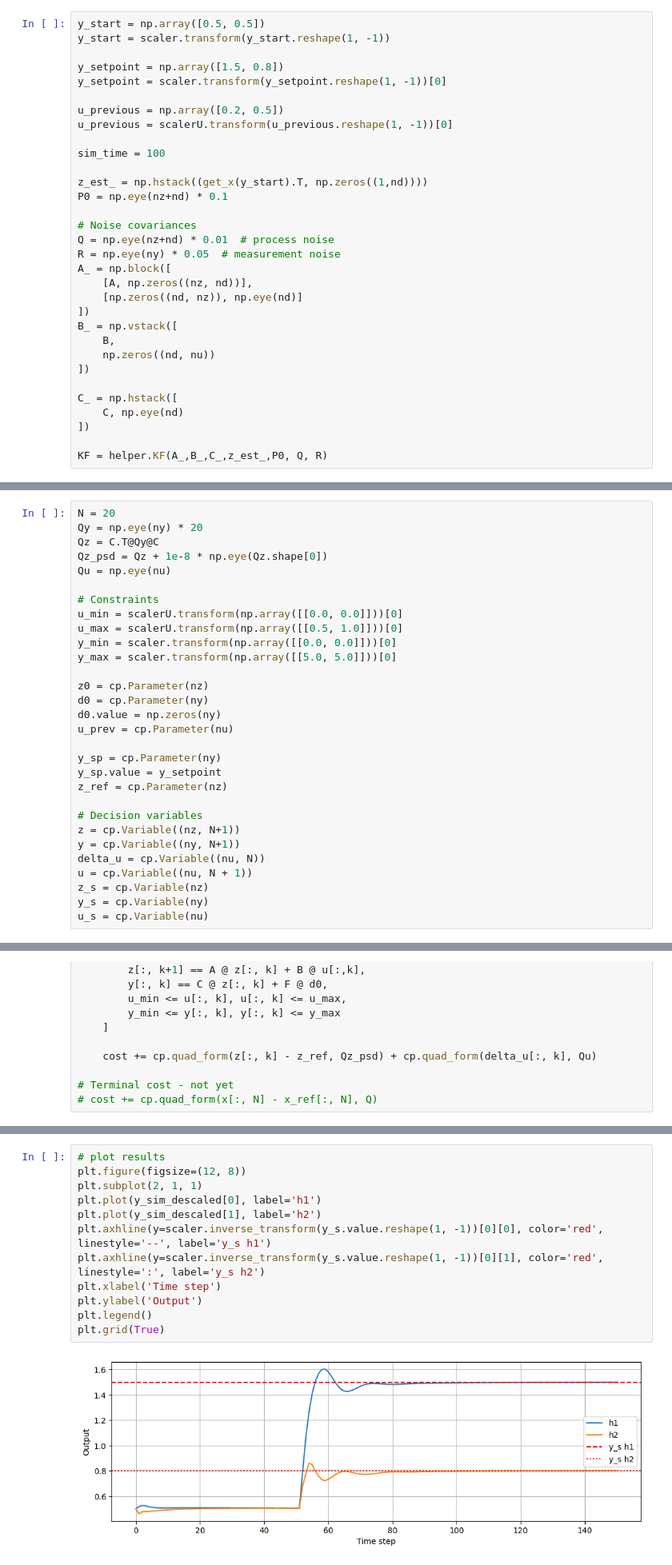
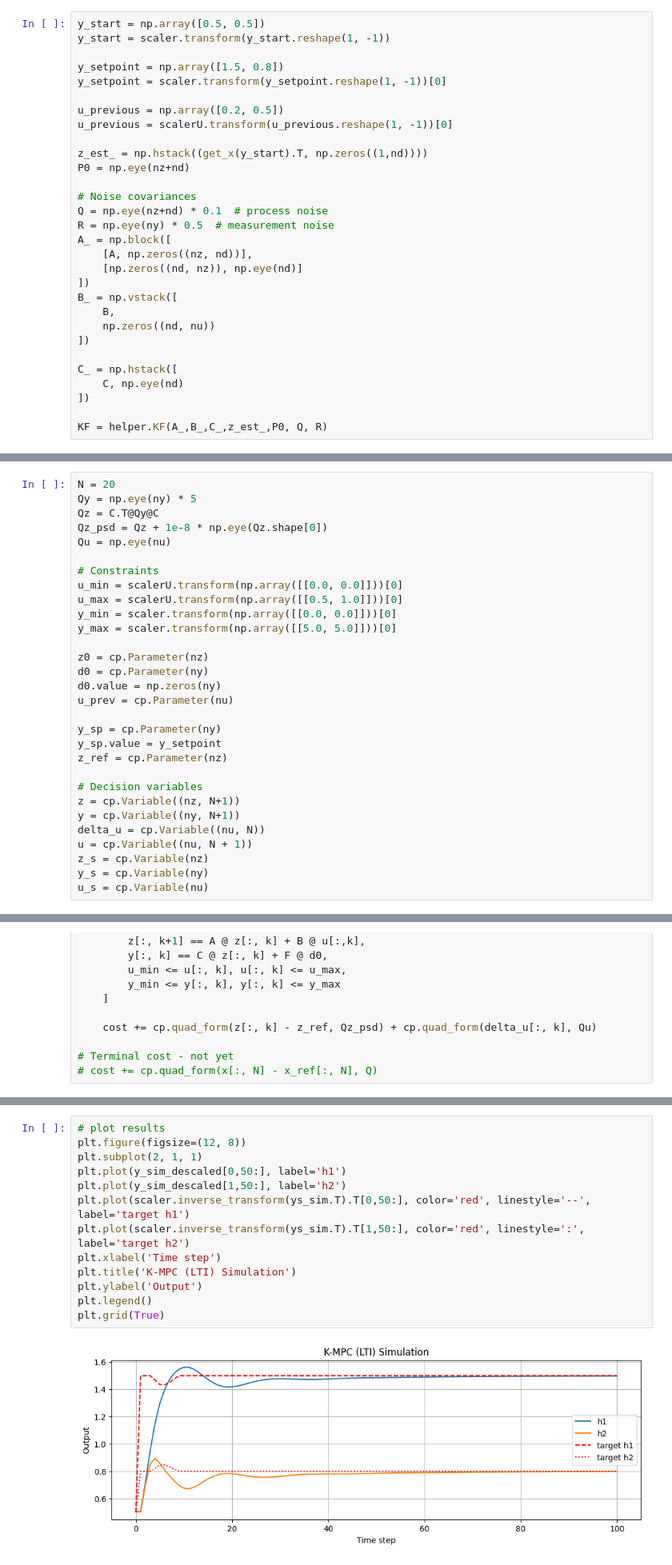
Before and after one commit to PatrikValabek/offset-free-koopman-mpc, a Jupyter notebook: offset_free_C.ipynb, the cells around one changed output, grey strips where cells are left out. Shown at 80% size. Cells and saved outputs as stored; diff of their text form.

```diff
--- a/offset_free_C.ipynb
+++ b/offset_free_C.ipynb
@@ -137,14 +137,12 @@ y_setpoint = scaler.transform(y_setpoint.reshape(1, -1))[0]
 u_previous = np.array([0.2, 0.5])
 u_previous = scalerU.transform(u_previous.reshape(1, -1))[0]
 
-sim_time = 100
-
 z_est_ = np.hstack((get_x(y_start).T, np.zeros((1,nd))))
-P0 = np.eye(nz+nd) * 0.1
+P0 = np.eye(nz+nd)
 
 # Noise covariances
-Q = np.eye(nz+nd) * 0.01  # process noise
-R = np.eye(ny) * 0.05  # measurement noise
+Q = np.eye(nz+nd) * 0.1  # process noise
+R = np.eye(ny) * 0.5  # measurement noise
 A_ = np.block([
     [A, np.zeros((nz, nd))],
     [np.zeros((nd, nz)), np.eye(nd)]
@@ -163,7 +161,7 @@ KF = helper.KF(A_,B_,C_,z_est_,P0, Q, R)
 Target calculation
 # %%
 N = 20
-Qy = np.eye(ny) * 20
+Qy = np.eye(ny) * 5
 Qz = C.T@Qy@C
 Qz_psd = Qz + 1e-8 * np.eye(Qz.shape[0])
 Qu = np.eye(nu)
@@ -409,14 +453,15 @@ optimal
 # %%
 # plot results
 plt.figure(figsize=(12, 8))
 plt.subplot(2, 1, 1)
-plt.plot(y_sim_descaled[0], label='h1')
-plt.plot(y_sim_descaled[1], label='h2')
-plt.axhline(y=scaler.inverse_transform(y_s.value.reshape(1, -1))[0][0], color='red', linestyle='--', label='y_s h1')
-plt.axhline(y=scaler.inverse_transform(y_s.value.reshape(1, -1))[0][1], color='red', linestyle=':', label='y_s h2')
+plt.plot(y_sim_descaled[0,50:], label='h1')
+plt.plot(y_sim_descaled[1,50:], label='h2')
+plt.plot(scaler.inverse_transform(ys_sim.T).T[0,50:], color='red', linestyle='--', label='target h1')
+plt.plot(scaler.inverse_transform(ys_sim.T).T[1,50:], color='red', linestyle=':', label='target h2')
 plt.xlabel('Time step')
+plt.title('K-MPC (LTI) Simulation')
 plt.ylabel('Output')
 plt.legend()
 plt.grid(True)
 # %% [output]
-[figure, old version]
+[figure, new version]
```
Also changed, not shown: parts of 18 cells of this notebook, 13 other files.
